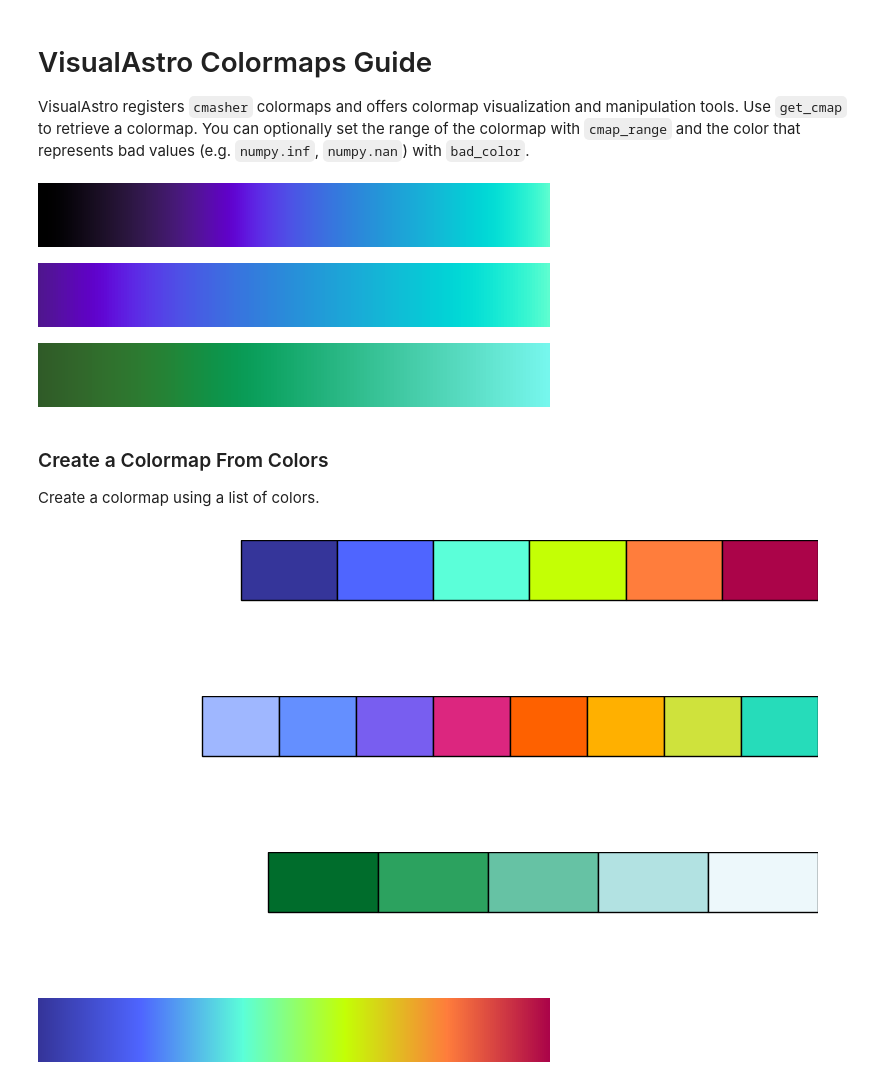
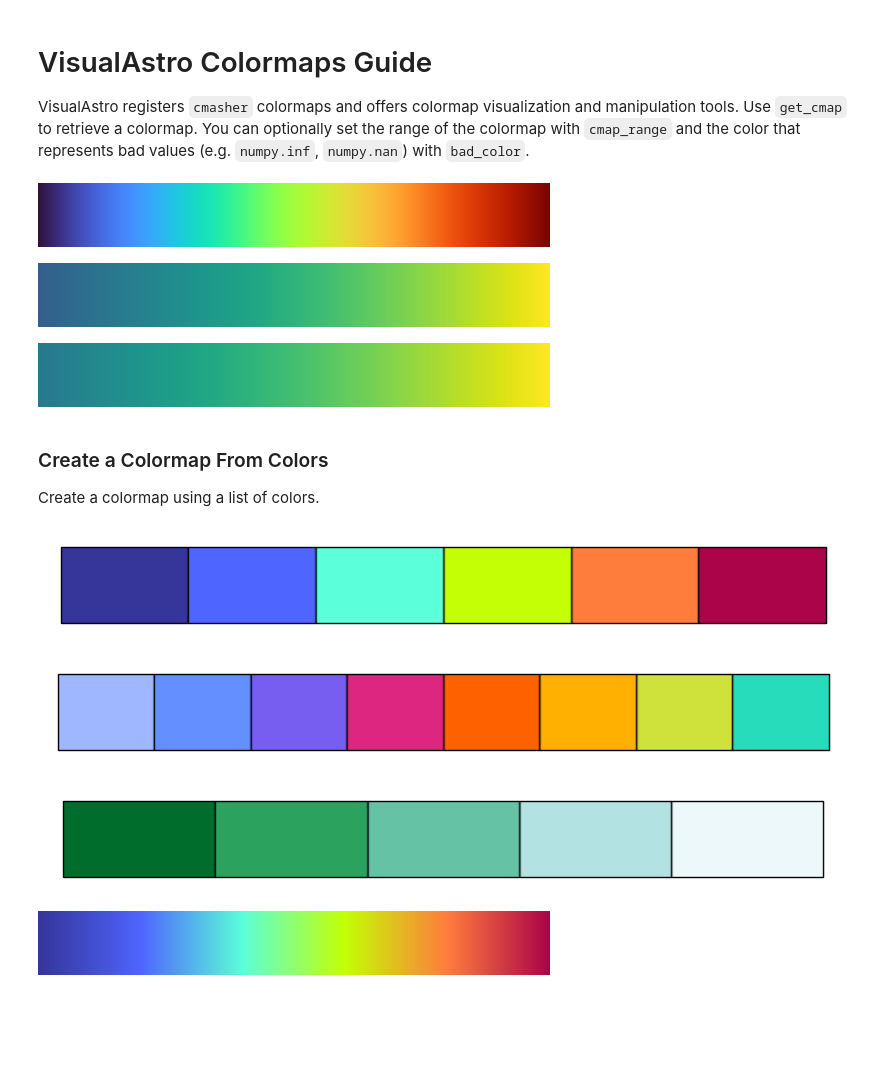
Before and after one commit to elkogerville/VisualAstro, a Jupyter notebook: examples/colormaps.ipynb, the cells around one changed output. Drawn from its saved outputs; the diff is of its cells as text; code cells hidden in the pictures; blank space fills up the shorter version.

Commit message:
update cmap nb

```diff
--- a/examples/colormaps.ipynb
+++ b/examples/colormaps.ipynb
@@ -6,19 +6,21 @@ VisualAstro registers `cmasher` colormaps and offers colormap visualization and
 import matplotlib.pyplot as plt
 import visualastro as va
 
-plt.style.use(['full', 'computer-modern-serif'])
+plt.style.use(['full', 'computer-modern'])
 # %%
-va.get_cmap('cosmic')
+va.get_cmap('turbo')
 # %% [output]
-[figure, old version]
+[figure, new version]
 # %%
-va.get_cmap('cosmic', cmap_range=[.3,1])
+# adjust the range
+va.get_cmap('viridis', cmap_range=[.3,1])
 # %% [output]
-[figure, old version]
+[figure, new version]
 # %%
-va.get_cmap('emerald', cmap_range=[.4,1], bad_color='purple')
+# set the bad, over, and under color
+va.get_cmap('viridis', cmap_range=[.4,1], bad_color='purple', under_color='r', over_color='w')
 # %% [output]
-[figure, old version]
+[figure, new version]
 # %% [markdown]
 ### Create a Colormap From Colors
 
@@ -32,9 +34,9 @@ va.help.color(turbo6)
 va.help.color(astro_seq)
 va.help.color(jade_seq)
 # %% [output]
-[figure, old version]
+[figure, new version]
-[figure, old version]
+[figure, new version]
-[figure, old version]
+[figure, new version]
 # %%
 va.create_cmap(turbo6)
 # %% [output]
```
Also changed, not shown: parts of 5 cells of this notebook.
